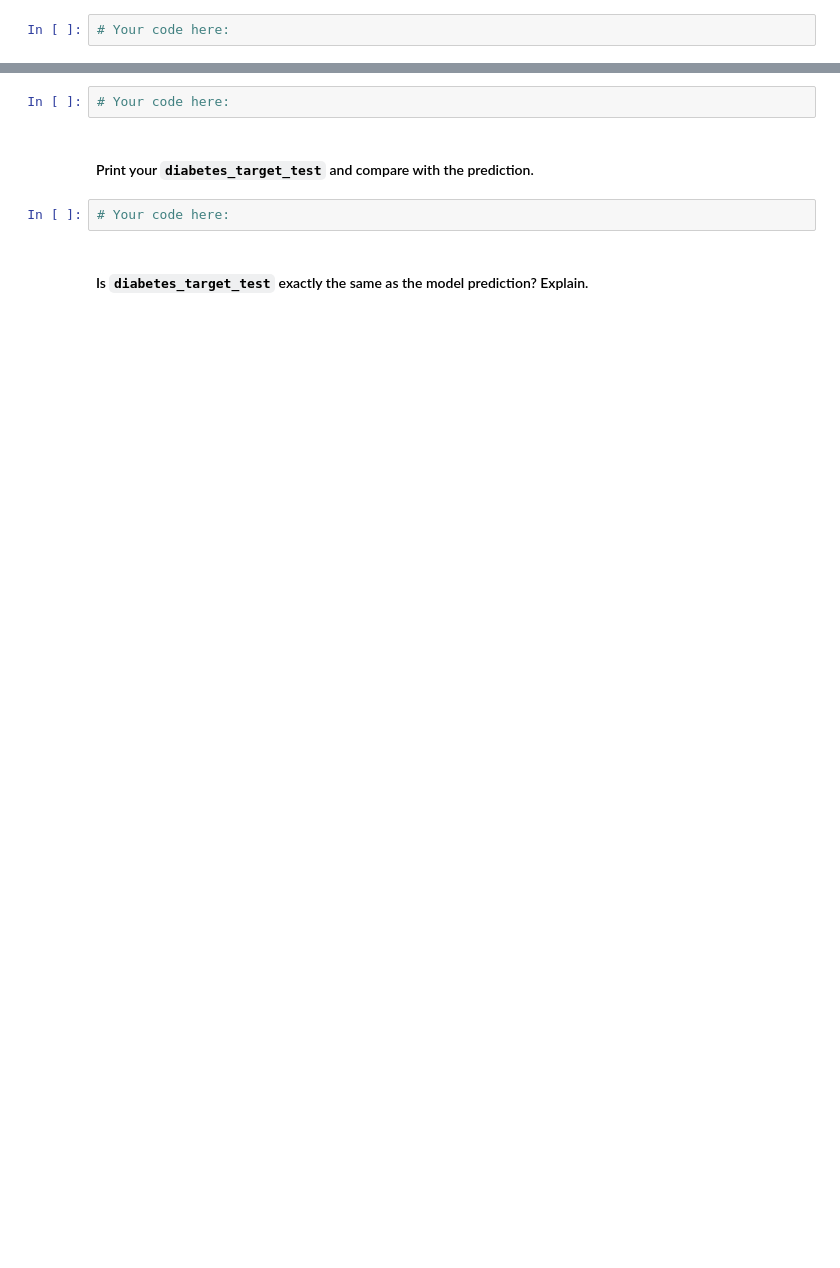
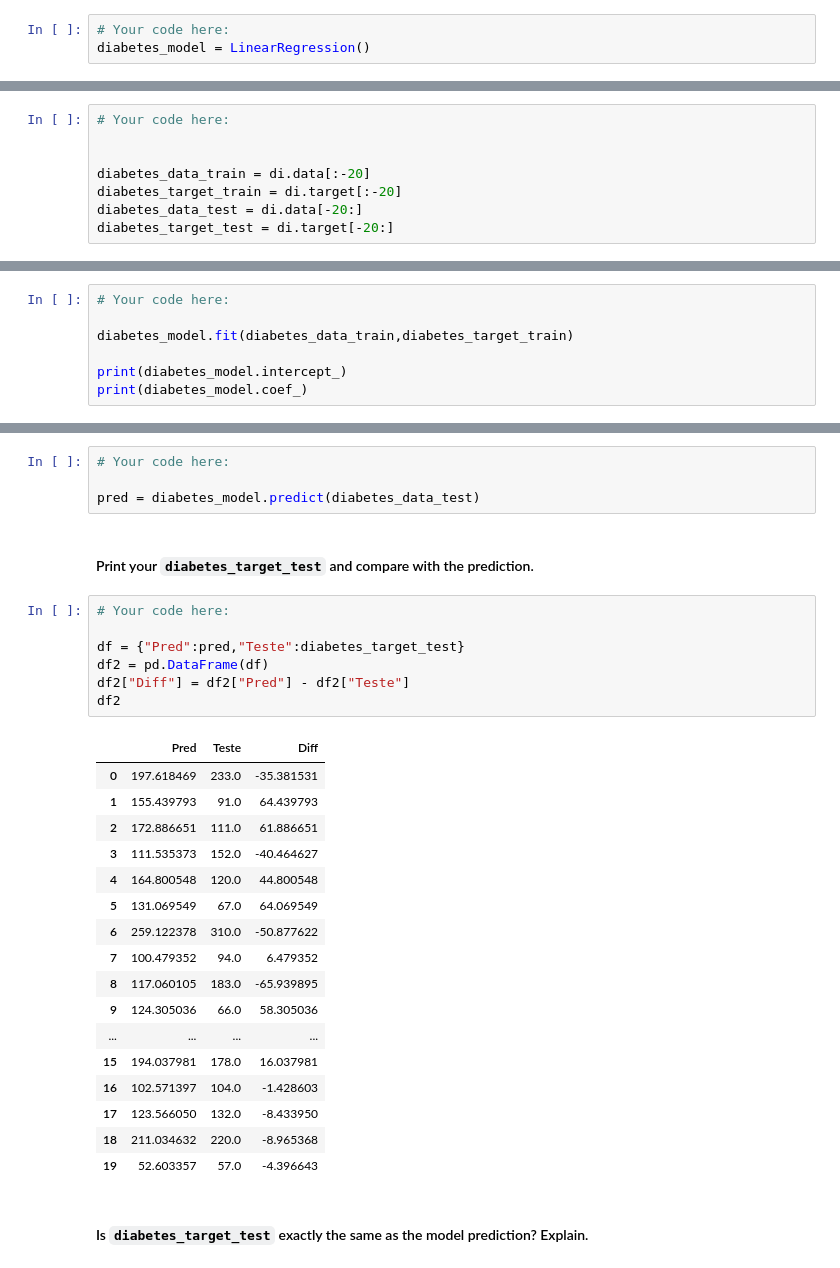
Before and after one commit to ta-datapt-bcn/lab-supervised-learning-regression, a Jupyter notebook: your-code/main.ipynb, the cells around one changed output, grey strips where cells are left out. Saved outputs shown, nothing was run; the diff lists cells and outputs as text; blank space fills up the shorter version.

```diff
--- a/your-code/main.ipynb
+++ b/your-code/main.ipynb
@@ -69,6 +132,7 @@ Also take a look at the `sklearn.linear_model.LinearRegression` [documentation](
 #### Create a new instance of the linear regression model and assign the new instance to the variable `diabetes_model`.
 # %%
 # Your code here:
+diabetes_model = LinearRegression()
 # %% [markdown]
 #### Next, let's split the training and test data.
 
@@ -78,2 +140,10 @@ Define `diabetes_data_train`, `diabetes_target_train`, `diabetes_data_test`, and
+# %%
+# Your code here:
+
+
+diabetes_data_train = di.data[:-20]
+diabetes_target_train = di.target[:-20]
+diabetes_data_test = di.data[-20:]
+diabetes_target_test = di.target[-20:]
 # %% [markdown]
 Fit the training data and target to `diabetes_model`. Print the *intercept* and *coefficients* of the model.
@@ -81,0 +150,7 @@ Fit the training data and target to `diabetes_model`. Print the *intercept* and
+# %%
+# Your code here:
+
+diabetes_model.fit(diabetes_data_train,diabetes_target_train)
+
+print(diabetes_model.intercept_)
+print(diabetes_model.coef_)
@@ -92,9 +172,34 @@ This is the linear regression model fitted to your training dataset.
 #### Using your fitted linear regression model, predict the *y* of `diabetes_data_test`.
 # %%
 # Your code here:
+
+pred = diabetes_model.predict(diabetes_data_test)
 # %% [markdown]
 #### Print your `diabetes_target_test` and compare with the prediction.
-# %%
-# Your code here:
+# %%
+# Your code here:
+
+df = {"Pred":pred,"Teste":diabetes_target_test}
+df2 = pd.DataFrame(df)
+df2["Diff"] = df2["Pred"] - df2["Teste"]
+df2
+# %% [output]
+|  | Pred | Teste | Diff |
+| 0 | 197.618469 | 233.0 | -35.381531 |
+| 1 | 155.439793 | 91.0 | 64.439793 |
+| 2 | 172.886651 | 111.0 | 61.886651 |
+| 3 | 111.535373 | 152.0 | -40.464627 |
+| 4 | 164.800548 | 120.0 | 44.800548 |
+| 5 | 131.069549 | 67.0 | 64.069549 |
+| 6 | 259.122378 | 310.0 | -50.877622 |
+| 7 | 100.479352 | 94.0 | 6.479352 |
+| 8 | 117.060105 | 183.0 | -65.939895 |
+| 9 | 124.305036 | 66.0 | 58.305036 |
+| ... | ... | ... | ... |
+| 15 | 194.037981 | 178.0 | 16.037981 |
+| 16 | 102.571397 | 104.0 | -1.428603 |
+| 17 | 123.566050 | 132.0 | -8.433950 |
+| 18 | 211.034632 | 220.0 | -8.965368 |
+| 19 | 52.603357 | 57.0 | -4.396643 |
 # %% [markdown]
 #### Is `diabetes_target_test` exactly the same as the model prediction? Explain.
```
Also changed, not shown: parts of 44 cells of this notebook.
